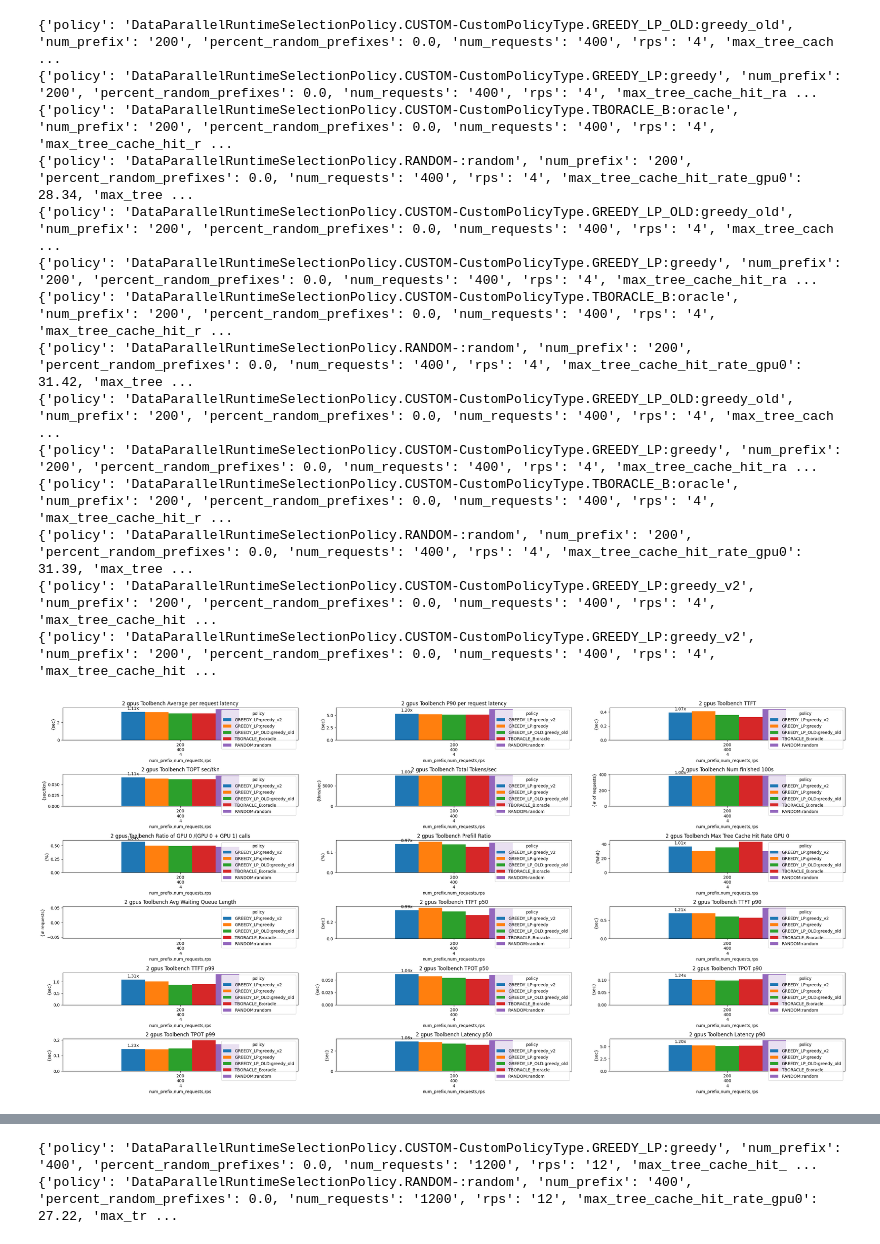
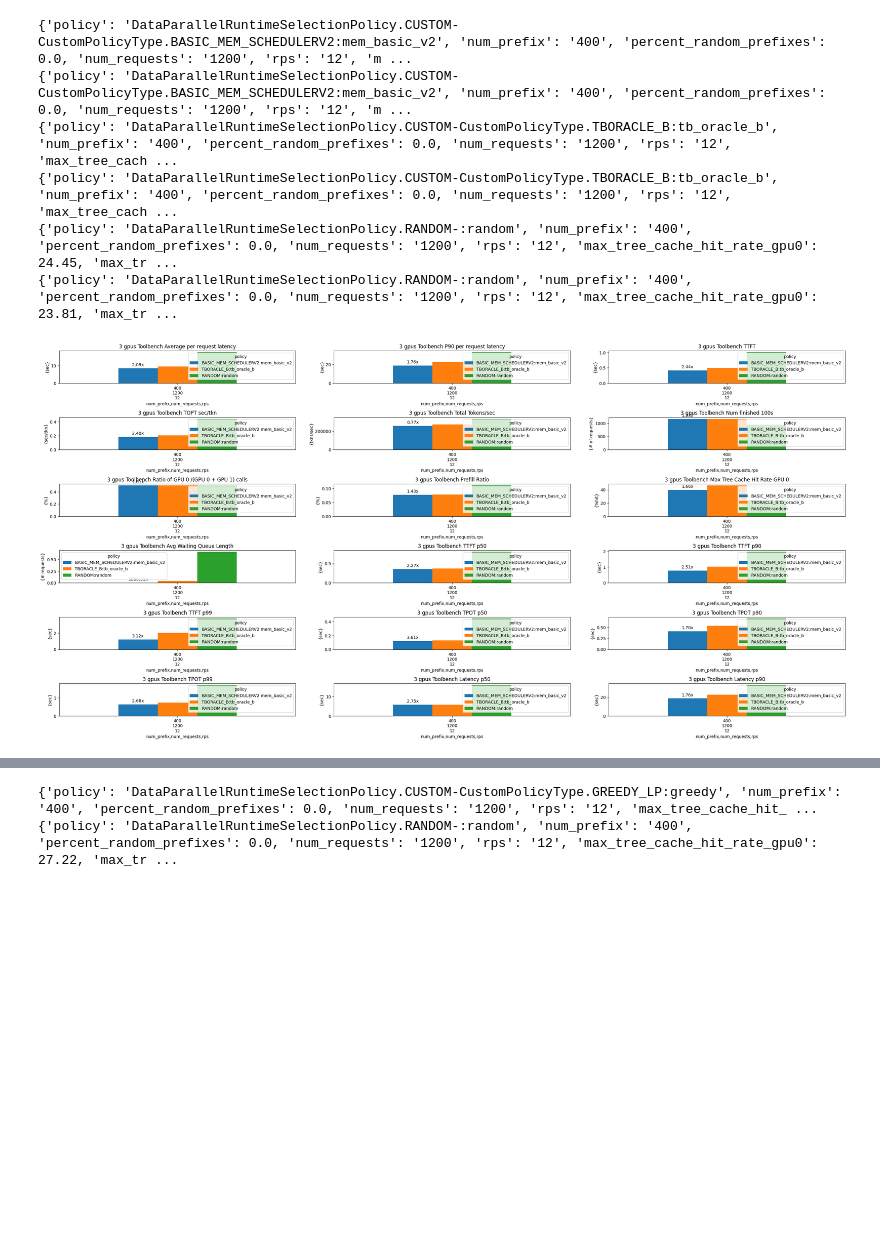
Before and after one commit to WukLab/preble, a Jupyter notebook: multi_node/benchmarks/plot_rps_results.ipynb, the cells around one changed output, grey strips where cells are left out. Saved outputs shown, nothing was run; the diff lists cells and outputs as text; code cells hidden in the pictures; blank space fills up the shorter version.

Commit message:
Create initial mem scheduler

```diff
--- a/multi_node/benchmarks/plot_rps_results.ipynb
+++ b/multi_node/benchmarks/plot_rps_results.ipynb
@@ -361,26 +361,18 @@ def plot_metrics(metrics, title_prefix, ax_dims=(4, 3), figsize=(28, 14), global
     for i in range(ax_index, len(axes)):
         fig.delaxes(axes[i])
 # %%
-log_file = 'validate_oracle/oracle_vs_lps3.log'
+log_file = 'basic_mem_scheduler_comp/toolbench_even_3.log'
 param_keys = ["model_name", "num_prefix", "percent_random_prefixes", "num_requests", "rps", "policy", "exp_time"]
-metrics = extract_metrics(log_file, param_keys, max_gpus=2)
+metrics = extract_metrics(log_file, param_keys, max_gpus=3)
 greedy_exp = {}
-plot_metrics(metrics, "2 gpus Toolbench", global_metric_dfs=greedy_exp, baseline_key="RANDOM:random", ax_dims=(6,3), global_metric_columns=[
-   "GREEDY_LP:greedy_v2", "GREEDY_LP:greedy", "GREEDY_LP_OLD:greedy_old", "TBORACLE_B:oracle", "RANDOM:random"
+plot_metrics(metrics, "3 gpus Toolbench", global_metric_dfs=greedy_exp, baseline_key="RANDOM:random", ax_dims=(6,3), global_metric_columns=[
+   "BASIC_MEM_SCHEDULERV2:mem_basic_v2", "TBORACLE_B:tb_oracle_b", "RANDOM:random"
 ])
 # %% [output]
-{'policy': 'DataParallelRuntimeSelectionPolicy.CUSTOM-CustomPolicyType.GREEDY_LP_OLD:greedy_old', 'num_prefix': '200', 'percent_random_prefixes': 0.0, 'num_requests': '400', 'rps': '4', 'max_tree_cach ...
-{'policy': 'DataParallelRuntimeSelectionPolicy.CUSTOM-CustomPolicyType.GREEDY_LP:greedy', 'num_prefix': '200', 'percent_random_prefixes': 0.0, 'num_requests': '400', 'rps': '4', 'max_tree_cache_hit_ra ...
-{'policy': 'DataParallelRuntimeSelectionPolicy.CUSTOM-CustomPolicyType.TBORACLE_B:oracle', 'num_prefix': '200', 'percent_random_prefixes': 0.0, 'num_requests': '400', 'rps': '4', 'max_tree_cache_hit_r ...
-{'policy': 'DataParallelRuntimeSelectionPolicy.RANDOM-:random', 'num_prefix': '200', 'percent_random_prefixes': 0.0, 'num_requests': '400', 'rps': '4', 'max_tree_cache_hit_rate_gpu0': 28.34, 'max_tree ...
-{'policy': 'DataParallelRuntimeSelectionPolicy.CUSTOM-CustomPolicyType.GREEDY_LP_OLD:greedy_old', 'num_prefix': '200', 'percent_random_prefixes': 0.0, 'num_requests': '400', 'rps': '4', 'max_tree_cach ...
-{'policy': 'DataParallelRuntimeSelectionPolicy.CUSTOM-CustomPolicyType.GREEDY_LP:greedy', 'num_prefix': '200', 'percent_random_prefixes': 0.0, 'num_requests': '400', 'rps': '4', 'max_tree_cache_hit_ra ...
-{'policy': 'DataParallelRuntimeSelectionPolicy.CUSTOM-CustomPolicyType.TBORACLE_B:oracle', 'num_prefix': '200', 'percent_random_prefixes': 0.0, 'num_requests': '400', 'rps': '4', 'max_tree_cache_hit_r ...
-{'policy': 'DataParallelRuntimeSelectionPolicy.RANDOM-:random', 'num_prefix': '200', 'percent_random_prefixes': 0.0, 'num_requests': '400', 'rps': '4', 'max_tree_cache_hit_rate_gpu0': 31.42, 'max_tree ...
-{'policy': 'DataParallelRuntimeSelectionPolicy.CUSTOM-CustomPolicyType.GREEDY_LP_OLD:greedy_old', 'num_prefix': '200', 'percent_random_prefixes': 0.0, 'num_requests': '400', 'rps': '4', 'max_tree_cach ...
-{'policy': 'DataParallelRuntimeSelectionPolicy.CUSTOM-CustomPolicyType.GREEDY_LP:greedy', 'num_prefix': '200', 'percent_random_prefixes': 0.0, 'num_requests': '400', 'rps': '4', 'max_tree_cache_hit_ra ...
-{'policy': 'DataParallelRuntimeSelectionPolicy.CUSTOM-CustomPolicyType.TBORACLE_B:oracle', 'num_prefix': '200', 'percent_random_prefixes': 0.0, 'num_requests': '400', 'rps': '4', 'max_tree_cache_hit_r ...
-{'policy': 'DataParallelRuntimeSelectionPolicy.RANDOM-:random', 'num_prefix': '200', 'percent_random_prefixes': 0.0, 'num_requests': '400', 'rps': '4', 'max_tree_cache_hit_rate_gpu0': 31.39, 'max_tree ...
-{'policy': 'DataParallelRuntimeSelectionPolicy.CUSTOM-CustomPolicyType.GREEDY_LP:greedy_v2', 'num_prefix': '200', 'percent_random_prefixes': 0.0, 'num_requests': '400', 'rps': '4', 'max_tree_cache_hit ...
-{'policy': 'DataParallelRuntimeSelectionPolicy.CUSTOM-CustomPolicyType.GREEDY_LP:greedy_v2', 'num_prefix': '200', 'percent_random_prefixes': 0.0, 'num_requests': '400', 'rps': '4', 'max_tree_cache_hit ...
+{'policy': 'DataParallelRuntimeSelectionPolicy.CUSTOM-CustomPolicyType.BASIC_MEM_SCHEDULERV2:mem_basic_v2', 'num_prefix': '400', 'percent_random_prefixes': 0.0, 'num_requests': '1200', 'rps': '12', 'm ...
+{'policy': 'DataParallelRuntimeSelectionPolicy.CUSTOM-CustomPolicyType.BASIC_MEM_SCHEDULERV2:mem_basic_v2', 'num_prefix': '400', 'percent_random_prefixes': 0.0, 'num_requests': '1200', 'rps': '12', 'm ...
+{'policy': 'DataParallelRuntimeSelectionPolicy.CUSTOM-CustomPolicyType.TBORACLE_B:tb_oracle_b', 'num_prefix': '400', 'percent_random_prefixes': 0.0, 'num_requests': '1200', 'rps': '12', 'max_tree_cach ...
+{'policy': 'DataParallelRuntimeSelectionPolicy.CUSTOM-CustomPolicyType.TBORACLE_B:tb_oracle_b', 'num_prefix': '400', 'percent_random_prefixes': 0.0, 'num_requests': '1200', 'rps': '12', 'max_tree_cach ...
+{'policy': 'DataParallelRuntimeSelectionPolicy.RANDOM-:random', 'num_prefix': '400', 'percent_random_prefixes': 0.0, 'num_requests': '1200', 'rps': '12', 'max_tree_cache_hit_rate_gpu0': 24.45, 'max_tr ...
+{'policy': 'DataParallelRuntimeSelectionPolicy.RANDOM-:random', 'num_prefix': '400', 'percent_random_prefixes': 0.0, 'num_requests': '1200', 'rps': '12', 'max_tree_cache_hit_rate_gpu0': 23.81, 'max_tr ...
-[figure, old version]
+[figure, new version]
```
Also changed, not shown: parts of 5 cells of this notebook, 10 other files.
